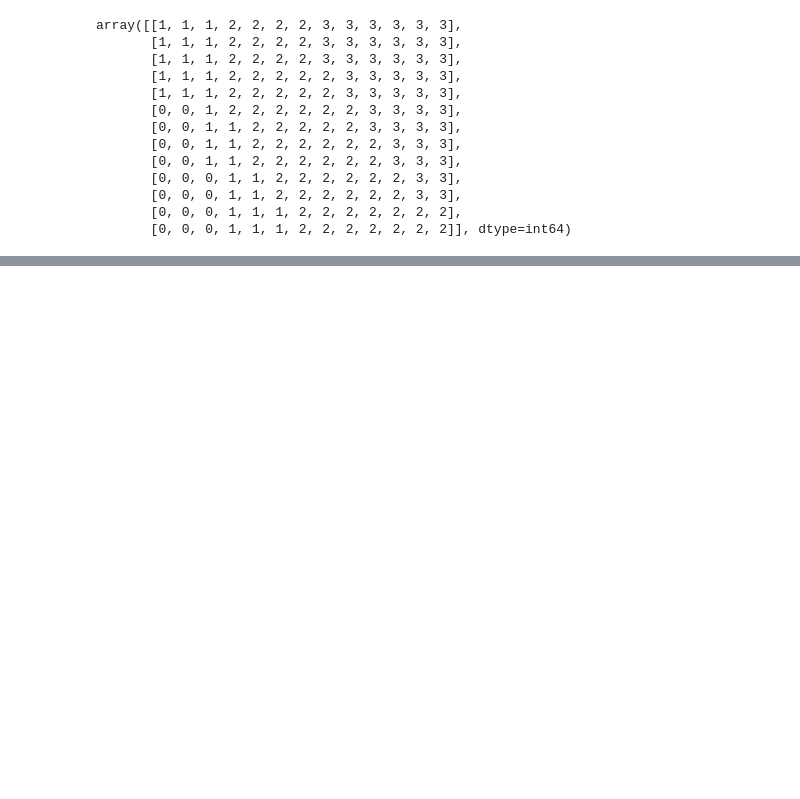
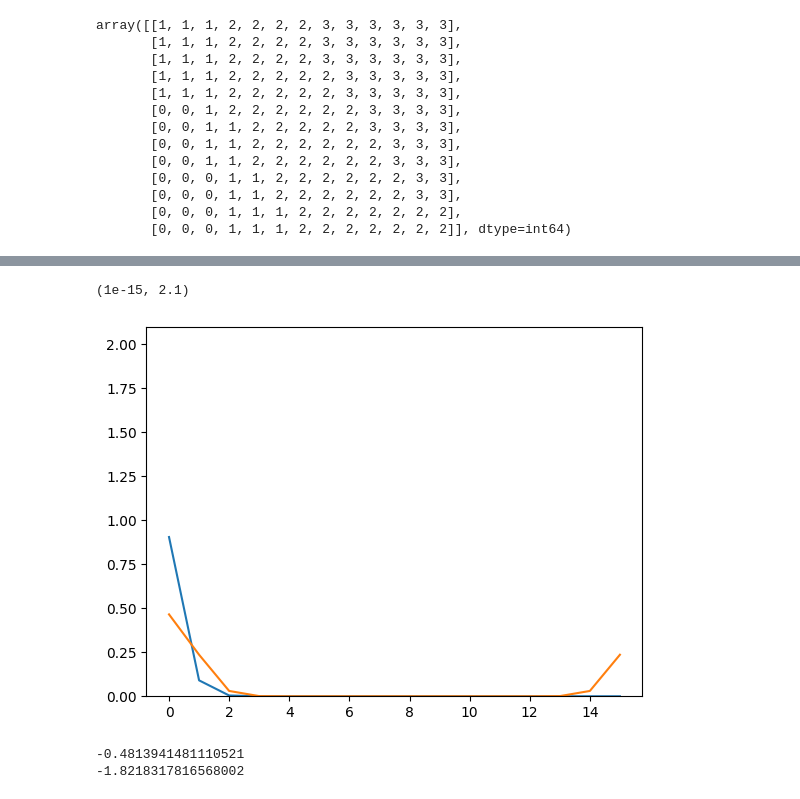
Before and after one commit to RosenblumLab/BosonicEntanglementDistillation, a Jupyter notebook: playground2.ipynb, the cells around one changed output, grey strips where cells are left out. Saved outputs shown, nothing was run; the diff lists cells and outputs as text; code cells hidden in the pictures; blank space fills up the shorter version.

```diff
--- a/playground2.ipynb
+++ b/playground2.ipynb
@@ -1000,0 +1111,24 @@ array([[1, 1, 1, 2, 2, 2, 2, 3, 3, 3, 3, 3, 3],
+# %%
+
+d = 16
+m_i = 16
+m_f = 2
+enQudit = EntangledQudit(d,d)
+
+# print(enQudit.get_initial_state_qutip(m_i,0.1,0.1))
+
+def get_cond_ent_for_parallel(gamma_loss,gamma_dephasing, enqu):
+    print(1)
+    from qutip import entropy_conditional
+    print(2)
+    m_i = 16
+    initial = enqu.get_initial_state_qutip(m_i, gamma_loss, gamma_dephasing)
+    print(f"got initial for {gamma_loss=}, {gamma_dephasing=}")
+    return entropy_conditional(initial,1,base=2)
+
+
+gamma_list = np.logspace(-3,-1,15)
+gamma_ratio = 1
+
+with mp.Pool(50) as pool:
+    cond_list = pool.starmap(get_cond_ent_for_parallel, itertools.product(list(gamma_list),list(gamma_ratio*gamma_list),[enQudit]))
@@ -1000,0 +1194,29 @@ array([[1, 1, 1, 2, 2, 2, 2, 3, 3, 3, 3, 3, 3],
+# %%
+import numpy as np
+loss_list = np.array([enQudit.quditA.p_loss(gamma_loss = 0.1, loss_times=i) for i in range(16)])
+deph_list = np.array([enQudit.quditA.p_dephasing(gamma_dephasing=0.1, s=i) for i in range(16)])
+
+loss_list = loss_list/np.sum(loss_list)
+deph_list = deph_list/np.sum(deph_list)
+
+plt.plot(loss_list)
+plt.plot(deph_list)
+# plt.yscale('log')
+plt.ylim([1e-15,2.1])
+# %% [output]
+(1e-15, 2.1)
+[figure, added]
+# %%
+import numpy as np
+
+# def entr(p_list):
+#     H = 0
+#     H +=
+
+loss_ent = sum([p * np.log2(p) for p in loss_list])
+deph_ent = sum([p * np.log2(p) if p>1e-12 else 0 for p in deph_list])
+print(loss_ent)
+print(deph_ent)
+# %% [output]
+-0.4813941481110521
+-1.8218317816568002
```
Also changed, not shown: parts of 24 cells of this notebook, 8 other files.
